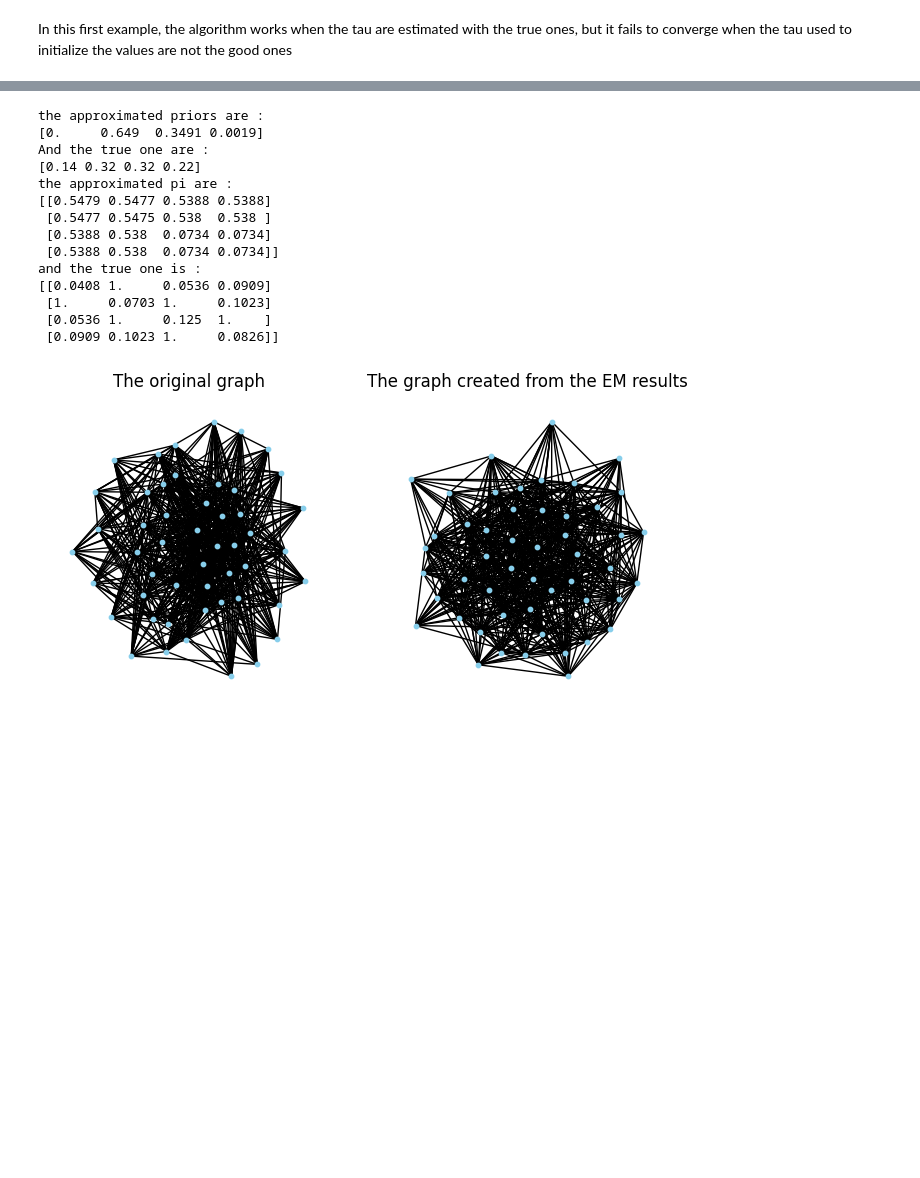
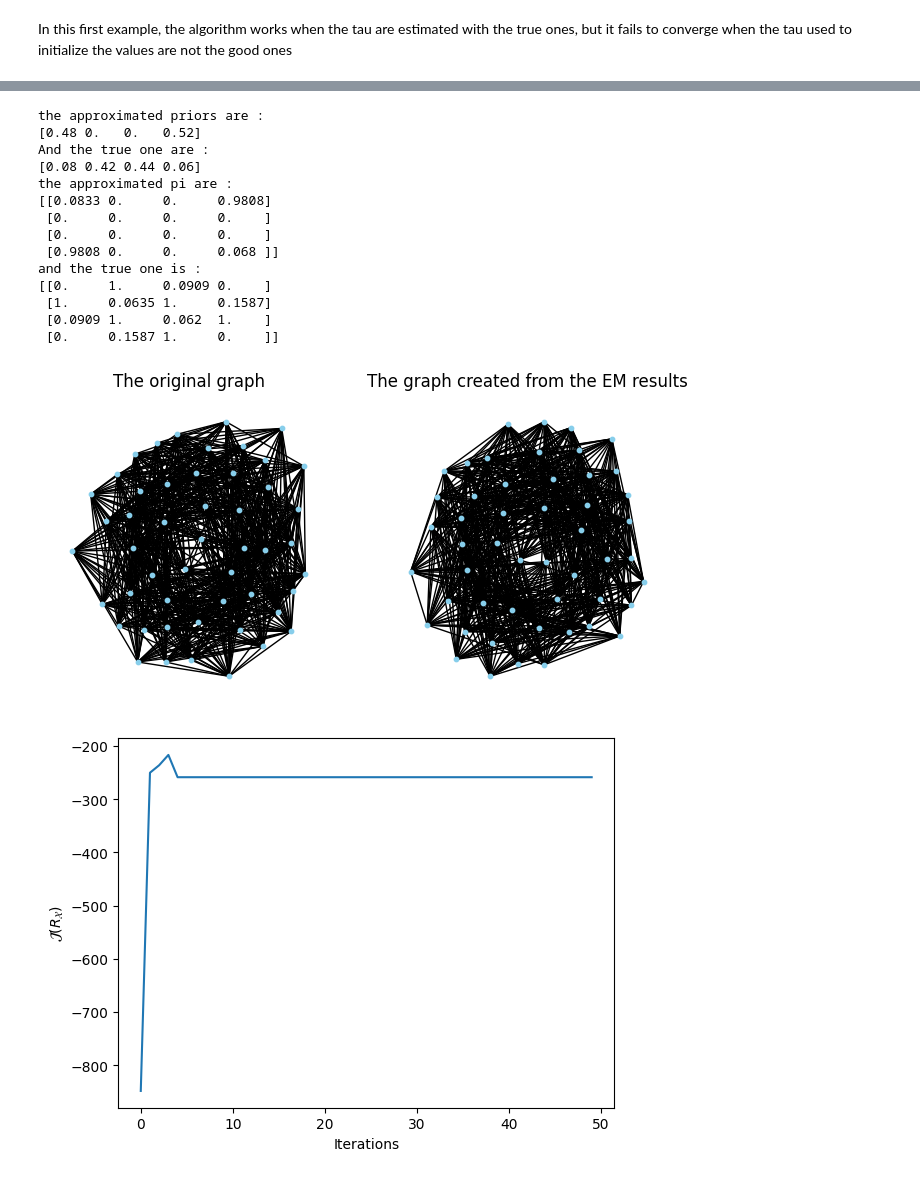
Before and after one commit to ElSacho/Mixture4graph, a Jupyter notebook: notebook_generate_and_EM.ipynb, the cells around one changed output, grey strips where cells are left out. Drawn from its saved outputs; the diff is of its cells as text; code cells hidden in the pictures; blank space fills up the shorter version.

```diff
--- a/notebook_generate_and_EM.ipynb
+++ b/notebook_generate_and_EM.ipynb
@@ -159,40 +171,43 @@ and the true one is :
 # %%
 n_vertices = 50
 pi = np.array([[0.1,1,0.1,0.1],[1,0.1,1,0.1],[0.1,1,0.1,1],[0.1,0.1,1,0.1]])
 priors = np.array([0.1, 0.4, 0.4, 0.1])
 n_clusters = len(priors)
 max_iter = 50
 
 graph, tau = generate_and_give_tau(n_vertices, pi , priors)
 
 X = get_X_from_graph(graph)
 emp_prior, emp_pi = return_priors_pi(X, tau.copy())
 # appro_priors, appro_pi = main_with_tau(X, tau.copy(), n_clusters, 50)
-appro_priors, appro_pi = main(X, n_clusters, max_iter)
+appro_priors, appro_pi, jrx = main(X, n_clusters, max_iter)
 print("the approximated priors are : ")
 print(appro_priors)
 print('And the true one are :')
 print(emp_prior)
 print('the approximated pi are :')
 print(appro_pi)
 print("and the true one is : ")
 print(emp_pi)
 
+np.random.seed(2)
 graph_emp, tau = generate_and_give_tau(n_vertices, appro_pi , appro_priors)
 show_multiple_graph([graph, graph_emp], ["The original graph", "The graph created from the EM results"], with_labels=False, node_size=10, font_size=1)
+plot_JRX(jrx)
 # %% [output]
 the approximated priors are :
-[0.     0.649  0.3491 0.0019]
+[0.48 0.   0.   0.52]
 And the true one are :
-[0.14 0.32 0.32 0.22]
+[0.08 0.42 0.44 0.06]
 the approximated pi are :
-[[0.5479 0.5477 0.5388 0.5388]
- [0.5477 0.5475 0.538  0.538 ]
- [0.5388 0.538  0.0734 0.0734]
- [0.5388 0.538  0.0734 0.0734]]
+[[0.0833 0.     0.     0.9808]
+ [0.     0.     0.     0.    ]
+ [0.     0.     0.     0.    ]
+ [0.9808 0.     0.     0.068 ]]
 and the true one is :
-[[0.0408 1.     0.0536 0.0909]
- [1.     0.0703 1.     0.1023]
- [0.0536 1.     0.125  1.    ]
- [0.0909 0.1023 1.     0.0826]]
+[[0.     1.     0.0909 0.    ]
+ [1.     0.0635 1.     0.1587]
+ [0.0909 1.     0.062  1.    ]
+ [0.     0.1587 1.     0.    ]]
-[figure, old version]
+[figure, new version]
+[figure, added]
```
Also changed, not shown: parts of 5 cells of this notebook, 3 other files.
